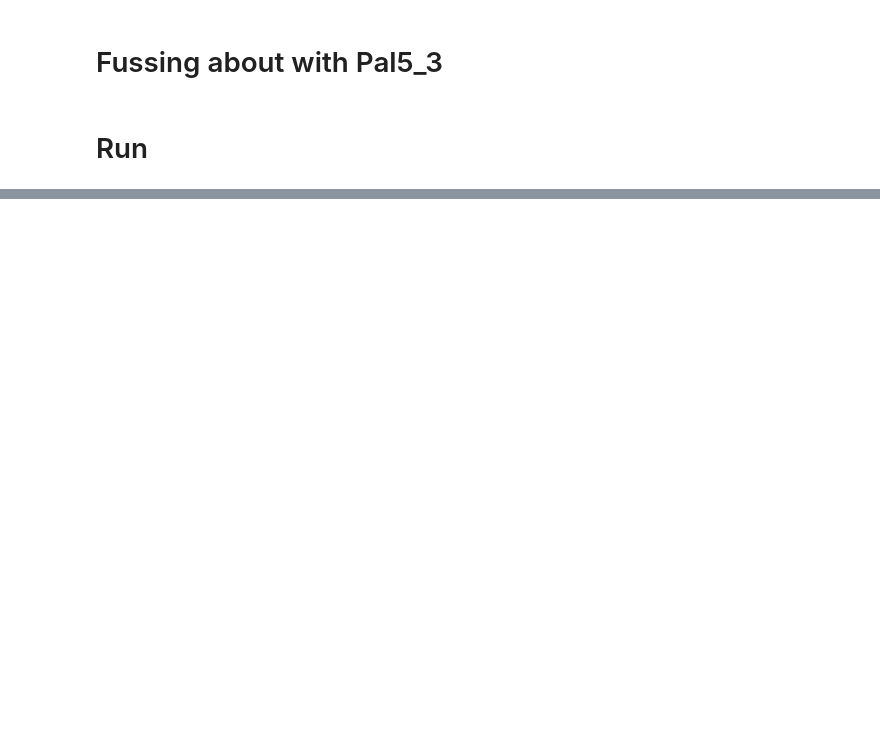
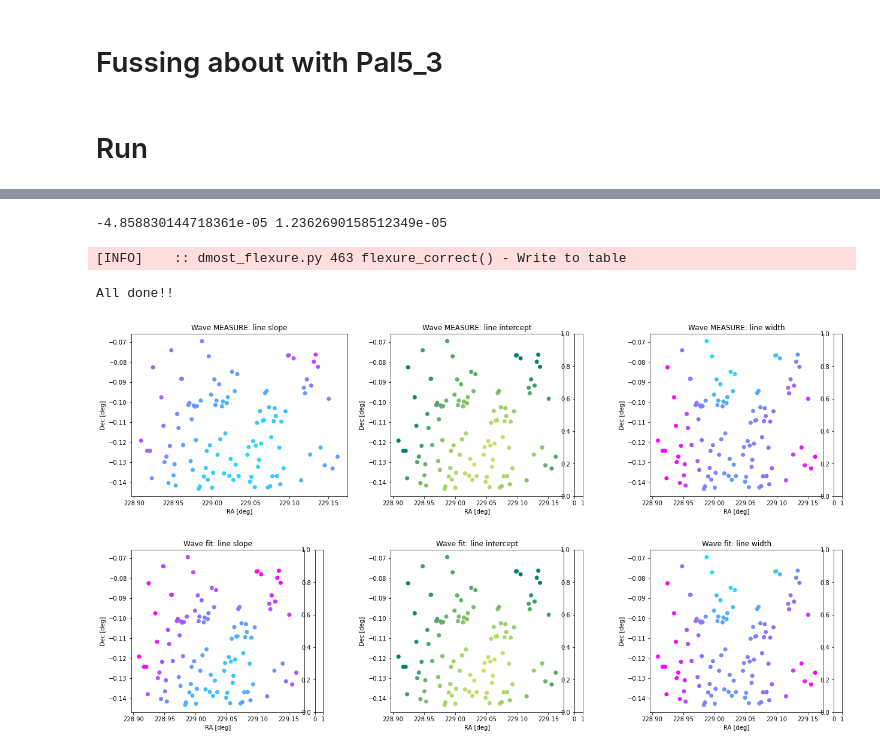
Before and after one commit to pypeit/PypeIt-development-suite, a Jupyter notebook: dev_algorithms/flexure/Geha_flexure/flex_Pal5_3.ipynb, the cells around one changed output, grey strips where cells are left out. Drawn from its saved outputs; the diff is of its cells as text; code cells hidden in the pictures; blank space fills up the shorter version.

```diff
--- a/dev_algorithms/flexure/Geha_flexure/flex_Pal5_3.ipynb
+++ b/dev_algorithms/flexure/Geha_flexure/flex_Pal5_3.ipynb
@@ -14,5 +14,5 @@ exp = 0
 data_dir     = 'Pal5_3/'
 spec1d_files = glob.glob(data_dir+'Science/spec1d*fits')
 hdu          = fits.open(spec1d_files[exp])
-fslits       = dmost_flexure.flexure_correct(hdu,data_dir,clobber=1)
+fslits       = dmost_flexure.flexure_correct(hdu,data_dir,clobber=1, orig=False)
 # %% [output]
@@ -19,0 +36,5 @@ KeyError: "Keyword 'WAVE_RMS' not found."
+-4.858830144718361e-05 1.2362690158512349e-05
+[INFO]    :: dmost_flexure.py 463 flexure_correct() - Write to table
+All done!!
+[figure, added]
+[figure, added]
```
Also changed, not shown: parts of 2 cells of this notebook, 2 other files.
